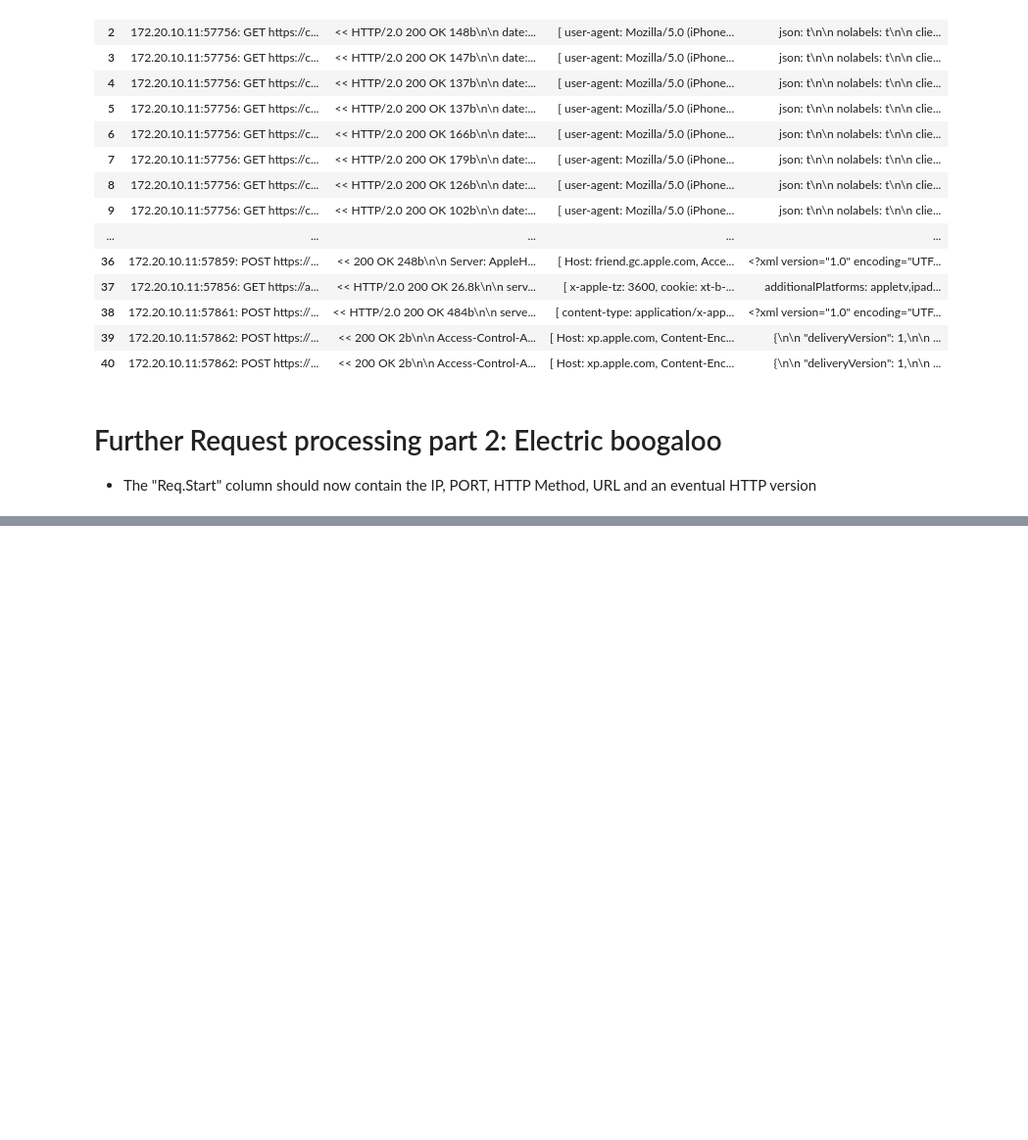
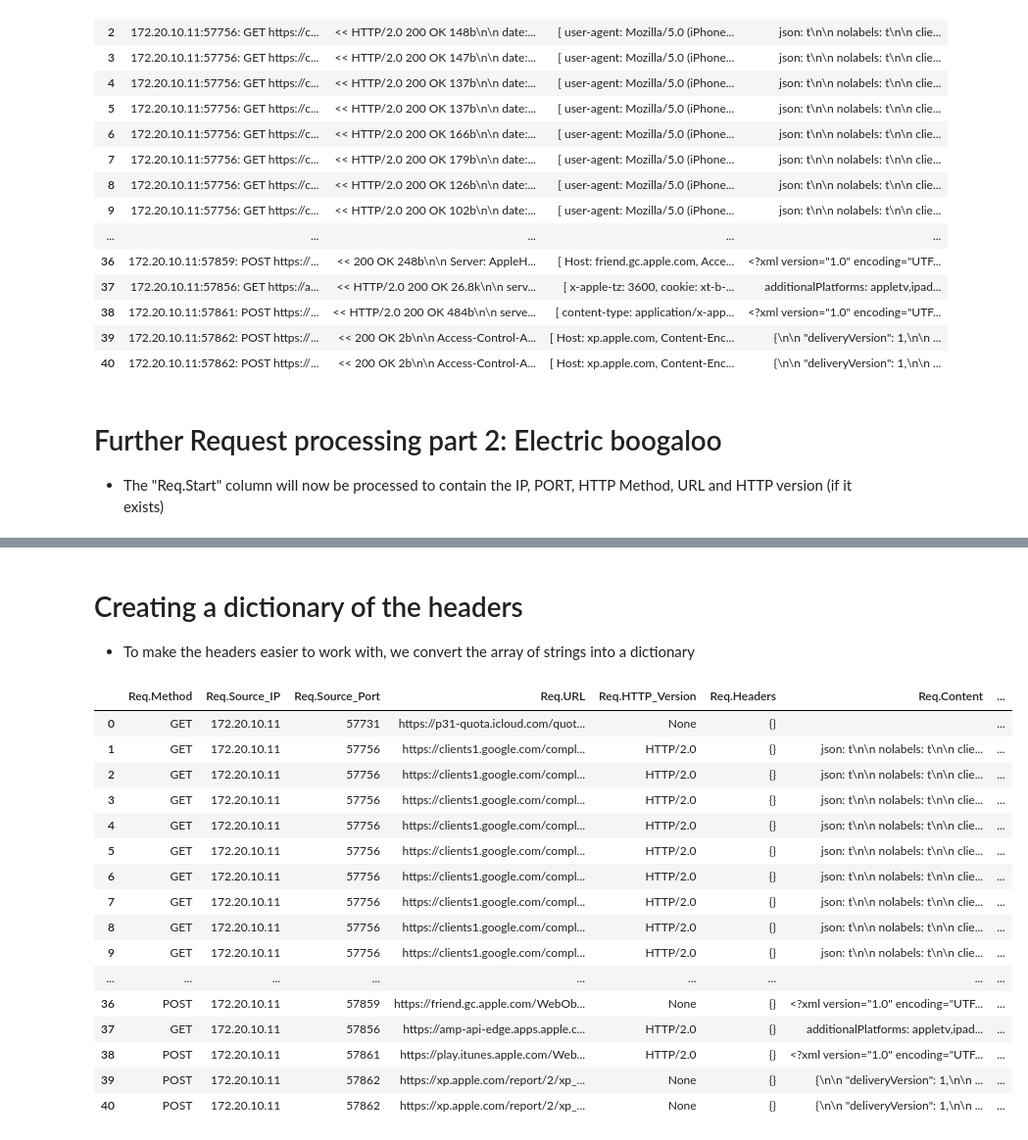
Before and after one commit to BenRedic-FyFazan/sofloppa_bachelor, a Jupyter notebook: notebooks/parse_mitmp_output.ipynb, the cells around one changed output, grey strips where cells are left out. Shown at 98% size. Saved outputs shown, nothing was run; the diff lists cells and outputs as text; code cells hidden in the pictures; blank space fills up the shorter version.

```diff
--- a/notebooks/parse_mitmp_output.ipynb
+++ b/notebooks/parse_mitmp_output.ipynb
@@ -159,7 +159,7 @@ df_req_res_pair
 | 40 | 172.20.10.11:57862: POST https://... | << 200 OK 2b\n\n Access-Control-A... | [ Host: xp.apple.com, Content-Enc... | {\n\n "deliveryVersion": 1,\n\n ... |
 # %% [markdown]
 # Further Request processing part 2: Electric boogaloo
-- The "Req.Start" column should now contain the IP, PORT, HTTP Method, URL and an eventual HTTP version
+- The "Req.Start" column will now be processed to contain the IP, PORT, HTTP Method, URL and HTTP version (if it exists)
 # %%
 def parse_req_start(df):
     # Prepare lists to hold the parsed data
@@ -246,3 +246,39 @@ df_req_res_pair
 | 38 | POST | 172.20.10.11 | 57861 | https://play.itunes.apple.com/Web... | HTTP/2.0 | [ content-type: application/x-app... | <?xml version="1.0" encoding="UTF... | ... |
 | 39 | POST | 172.20.10.11 | 57862 | https://xp.apple.com/report/2/xp_... | None | [ Host: xp.apple.com, Content-Enc... | {\n\n "deliveryVersion": 1,\n\n ... | ... |
 | 40 | POST | 172.20.10.11 | 57862 | https://xp.apple.com/report/2/xp_... | None | [ Host: xp.apple.com, Content-Enc... | {\n\n "deliveryVersion": 1,\n\n ... | ... |
+# %% [markdown]
+# Creating a dictionary of the headers
+- To make the headers easier to work with, we convert the array of strings into a dictionary
+# %%
+# Assuming 'data' is your DataFrame
+def parse_headers(header_string):
+    try:
+        # Safely evaluate the string representation of the list into a Python list
+        headers_list = ast.literal_eval(header_string)
+        # Convert list of strings into a dictionary
+        headers_dict = dict(header.split(': ', 1) for header in headers_list if ': ' in header)
+        return headers_dict
+    except ValueError:
+        return {}
+
+# Apply the parsing function to each row in the 'Req.Headers' column
+df_req_res_pair['Req.Headers'] = df_req_res_pair['Req.Headers'].apply(parse_headers)
+df_req_res_pair
+# %% [output]
+|  | Req.Method | Req.Source_IP | Req.Source_Port | Req.URL | Req.HTTP_Version | Req.Headers | Req.Content | ... |
+| 0 | GET | 172.20.10.11 | 57731 | https://p31-quota.icloud.com/quot... | None | {} |  | ... |
+| 1 | GET | 172.20.10.11 | 57756 | https://clients1.google.com/compl... | HTTP/2.0 | {} | json: t\n\n nolabels: t\n\n clie... | ... |
+| 2 | GET | 172.20.10.11 | 57756 | https://clients1.google.com/compl... | HTTP/2.0 | {} | json: t\n\n nolabels: t\n\n clie... | ... |
+| 3 | GET | 172.20.10.11 | 57756 | https://clients1.google.com/compl... | HTTP/2.0 | {} | json: t\n\n nolabels: t\n\n clie... | ... |
+| 4 | GET | 172.20.10.11 | 57756 | https://clients1.google.com/compl... | HTTP/2.0 | {} | json: t\n\n nolabels: t\n\n clie... | ... |
+| 5 | GET | 172.20.10.11 | 57756 | https://clients1.google.com/compl... | HTTP/2.0 | {} | json: t\n\n nolabels: t\n\n clie... | ... |
+| 6 | GET | 172.20.10.11 | 57756 | https://clients1.google.com/compl... | HTTP/2.0 | {} | json: t\n\n nolabels: t\n\n clie... | ... |
+| 7 | GET | 172.20.10.11 | 57756 | https://clients1.google.com/compl... | HTTP/2.0 | {} | json: t\n\n nolabels: t\n\n clie... | ... |
+| 8 | GET | 172.20.10.11 | 57756 | https://clients1.google.com/compl... | HTTP/2.0 | {} | json: t\n\n nolabels: t\n\n clie... | ... |
+| 9 | GET | 172.20.10.11 | 57756 | https://clients1.google.com/compl... | HTTP/2.0 | {} | json: t\n\n nolabels: t\n\n clie... | ... |
+| ... | ... | ... | ... | ... | ... | ... | ... | ... |
+| 36 | POST | 172.20.10.11 | 57859 | https://friend.gc.apple.com/WebOb... | None | {} | <?xml version="1.0" encoding="UTF... | ... |
+| 37 | GET | 172.20.10.11 | 57856 | https://amp-api-edge.apps.apple.c... | HTTP/2.0 | {} | additionalPlatforms: appletv,ipad... | ... |
+| 38 | POST | 172.20.10.11 | 57861 | https://play.itunes.apple.com/Web... | HTTP/2.0 | {} | <?xml version="1.0" encoding="UTF... | ... |
+| 39 | POST | 172.20.10.11 | 57862 | https://xp.apple.com/report/2/xp_... | None | {} | {\n\n "deliveryVersion": 1,\n\n ... | ... |
+| 40 | POST | 172.20.10.11 | 57862 | https://xp.apple.com/report/2/xp_... | None | {} | {\n\n "deliveryVersion": 1,\n\n ... | ... |
```
Also changed, not shown: parts of 2 cells of this notebook, 1 other file.
